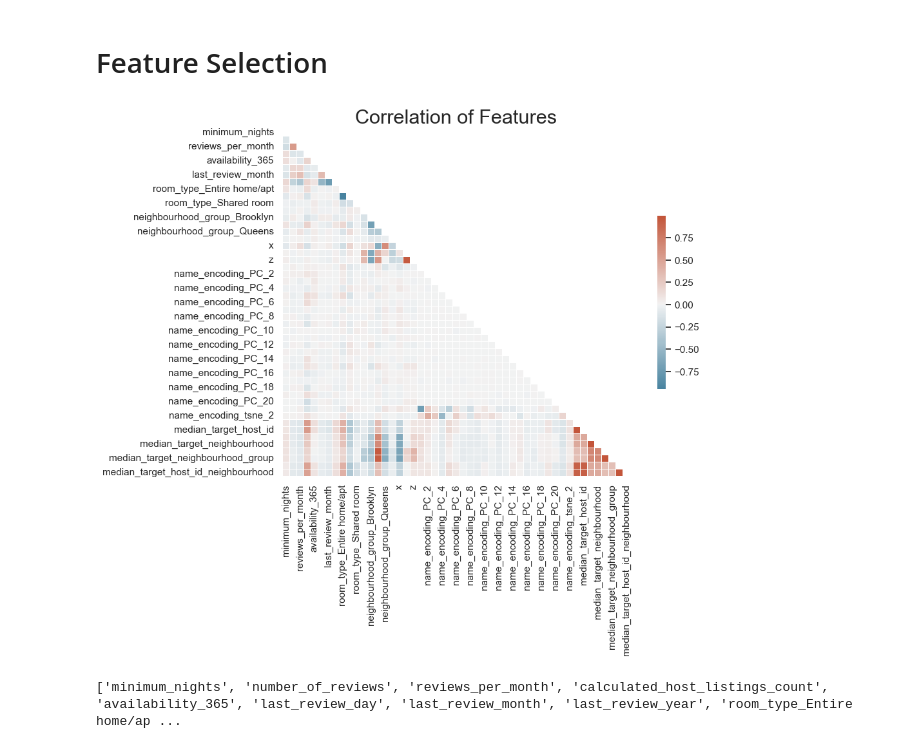
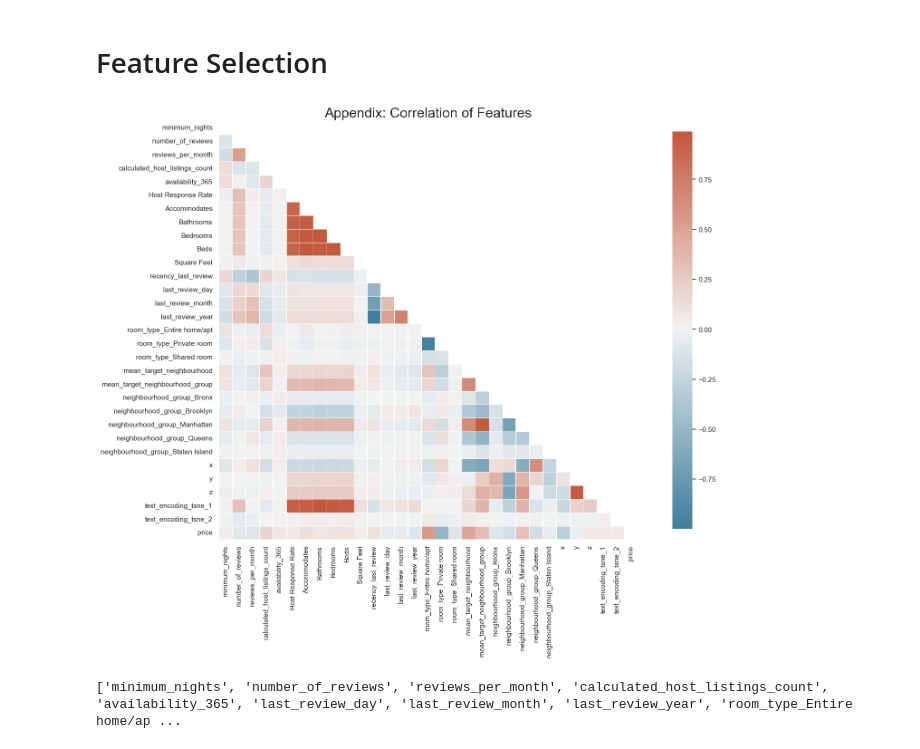
Before and after one commit to adel-R/Ensemble2023, a Jupyter notebook: drafts/draft_adel.ipynb, the cells around one changed output. Cells and saved outputs as stored; diff of their text form; code cells hidden in the pictures.

Commit message:
update final report + correlation matrix

```diff
--- a/drafts/draft_adel.ipynb
+++ b/drafts/draft_adel.ipynb
@@ -445,34 +450,62 @@ df.shape
 # %%
-X_train, X_test, y_train, y_test = preprocess(file_path)
+X_train, X_test, X_val, y_train, y_test, y_val = preprocess(file_paths)
 # %% [markdown]
 # Feature Selection
 # %%
-### What about correlations?
+selected_features = ['minimum_nights',
+                     'number_of_reviews',
+                     'reviews_per_month',
+                     'calculated_host_listings_count',
+                     'availability_365',
+                     'Host Response Rate',
+                     'Accommodates',
+                     'Bathrooms',
+                     'Bedrooms',
+                     'Beds',
+                     'Square Feet',
+                     'recency_last_review' ,
+                     'last_review_day',
+                     'last_review_month',
+                     'last_review_year',
+                     'room_type_Entire home/apt',
+                     'room_type_Private room',
+                     'room_type_Shared room',
+                     'mean_target_neighbourhood',
+                     'mean_target_neighbourhood_group',
+                     'neighbourhood_group_Bronx',
+                     'neighbourhood_group_Brooklyn',
+                     'neighbourhood_group_Manhattan',
+                     'neighbourhood_group_Queens',
+                     'neighbourhood_group_Staten Island',
+                     'x',
+                     'y',
+                     'z',
+                     'text_encoding_tsne_1',
+                     'text_encoding_tsne_2']
+
+plt.figure(figsize=(20,12))
+cor = X_train.copy()
+cor = cor[selected_features]
+cor['price']= y_train
+cor=cor.corr()
 
 # Change the style theme
 sns.set(style = "white")
 
-# Compute the correlation matrix
-#corr = df.drop(list_log_num_features, axis = 1).corr()
-corr = X_train.corr()
+# Generate a mask for the upper triangle
+mask = np.triu(np.ones_like(cor, dtype = bool))
 
-# Generate a mask for the upper triangle
-mask = np.triu(np.ones_like(corr, dtype = bool))
-
-# Set up the matplotlib figure
-fig, axes = plt.subplots(figsize = (11, 7))
 
 # Generate a custom diverging colormap
 cmap = sns.diverging_palette(230, 20, as_cmap = True)
 
 # Draw the heatmap with the mask and correct aspect ratio
-sns.heatmap(corr, mask = mask, cmap = cmap, center = 0,
-            square = True, linewidths = .5, cbar_kws = {"shrink": .5})
-
-plt.title("Correlation of Features", fontsize = 22)
+sns.heatmap(cor, mask = mask, cmap = cmap, center = 0,
+            square = True, linewidths = .5, cbar_kws = {"shrink": .95})
+plt.title("Appendix: Correlation of Features", fontsize = 22)
 plt.show()
 # %% [output]
-[figure, old version]
+[figure, new version]
 # %%
 print(list(X_train.columns))
 # %% [output]
```
Also changed, not shown: parts of 2 cells of this notebook, 2 other files.
